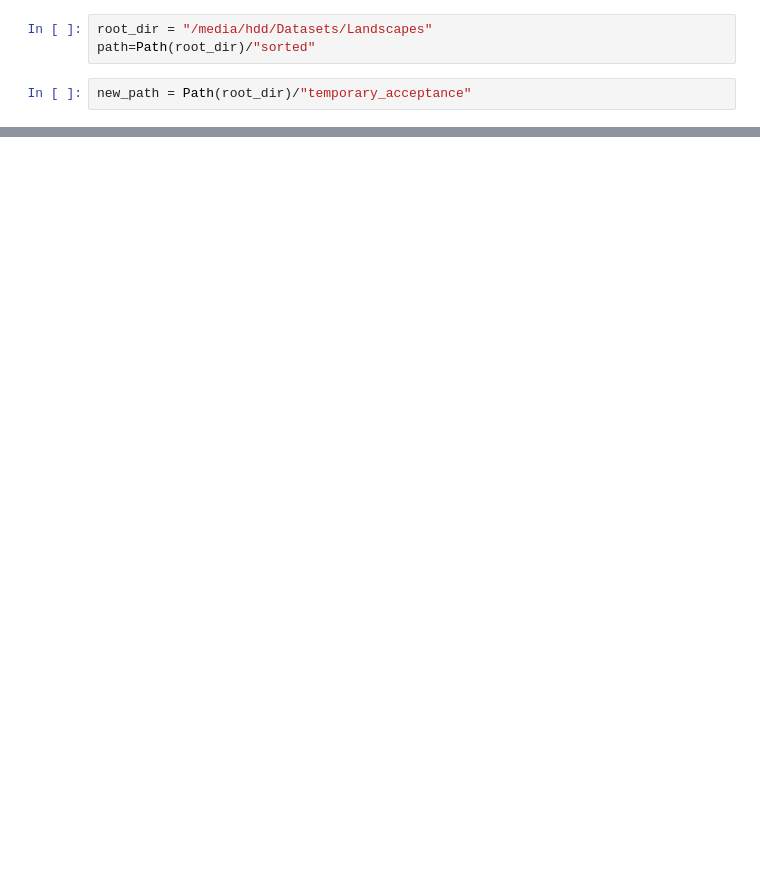
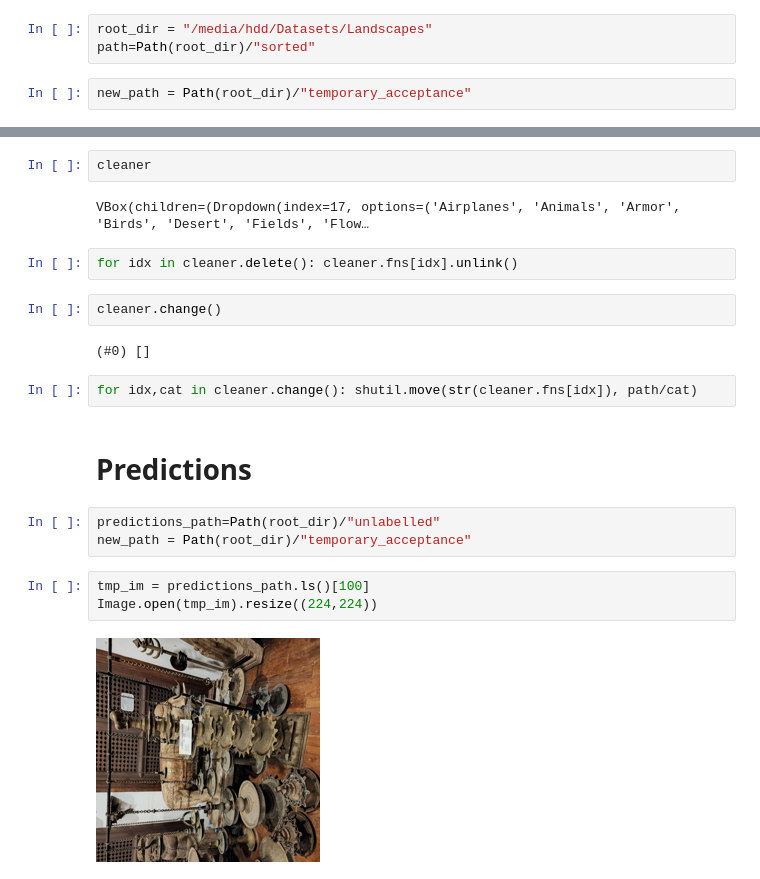
Before and after one commit to utility-code/ArtHelper, a Jupyter notebook: trainer.ipynb, the cells around one changed output, grey strips where cells are left out. Saved outputs shown, nothing was run; the diff lists cells and outputs as text; blank space fills up the shorter version.

```diff
--- a/trainer.ipynb
+++ b/trainer.ipynb
@@ -559,0 +107,22 @@ rem [Errno 2] No such file or directory: '/media/hdd/Datasets/Landscapes/unlabel
+# %%
+cleaner
+# %% [output]
+VBox(children=(Dropdown(index=17, options=('Airplanes', 'Animals', 'Armor', 'Birds', 'Desert', 'Fields', 'Flow…
+# %%
+for idx in cleaner.delete(): cleaner.fns[idx].unlink()
+# %%
+cleaner.change()
+# %% [output]
+(#0) []
+# %%
+for idx,cat in cleaner.change(): shutil.move(str(cleaner.fns[idx]), path/cat)
+# %% [markdown]
+# Predictions
+# %%
+predictions_path=Path(root_dir)/"unlabelled"
+new_path = Path(root_dir)/"temporary_acceptance"
+# %%
+tmp_im = predictions_path.ls()[100]
+Image.open(tmp_im).resize((224,224))
+# %% [output]
+[figure, added]
```
Also changed, not shown: parts of 56 cells of this notebook, 2 other files.
